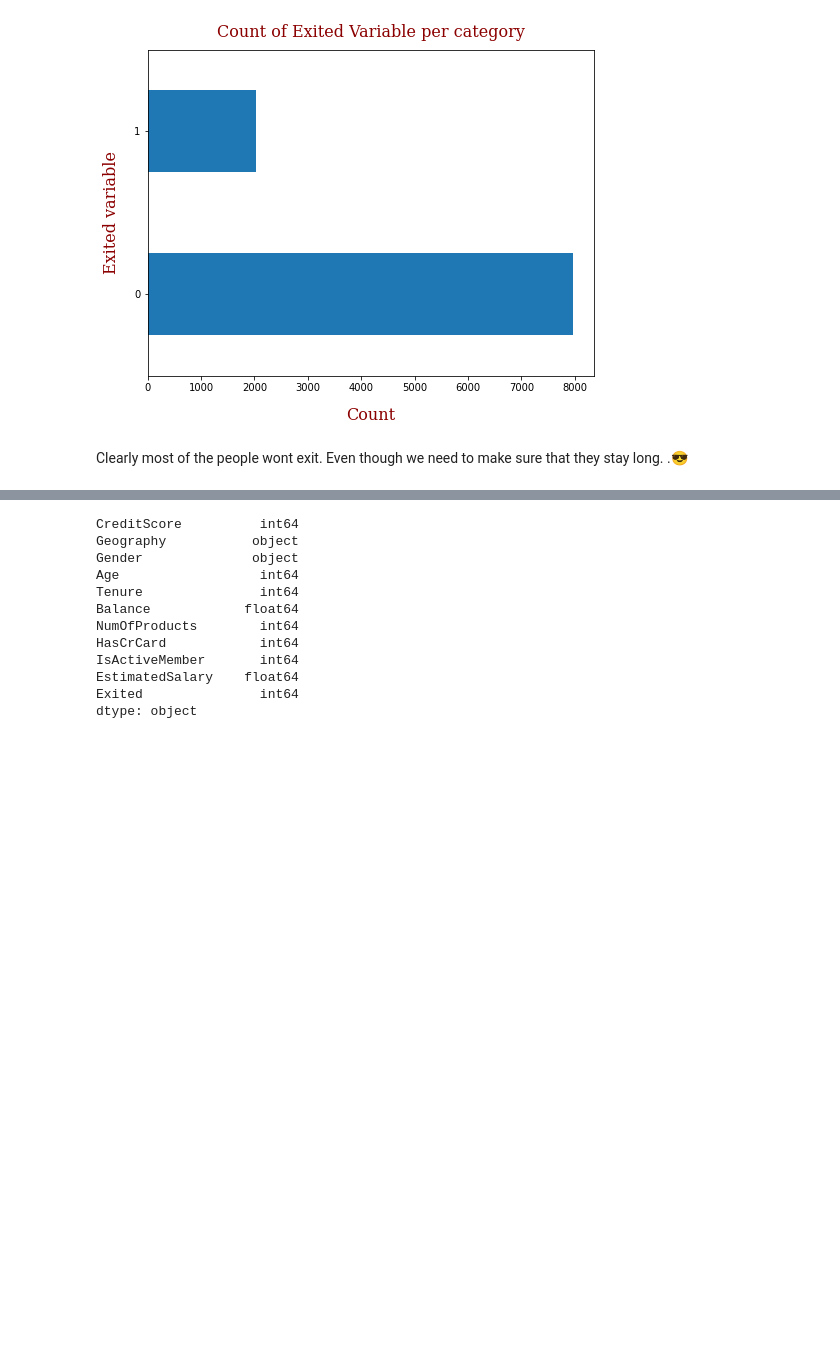
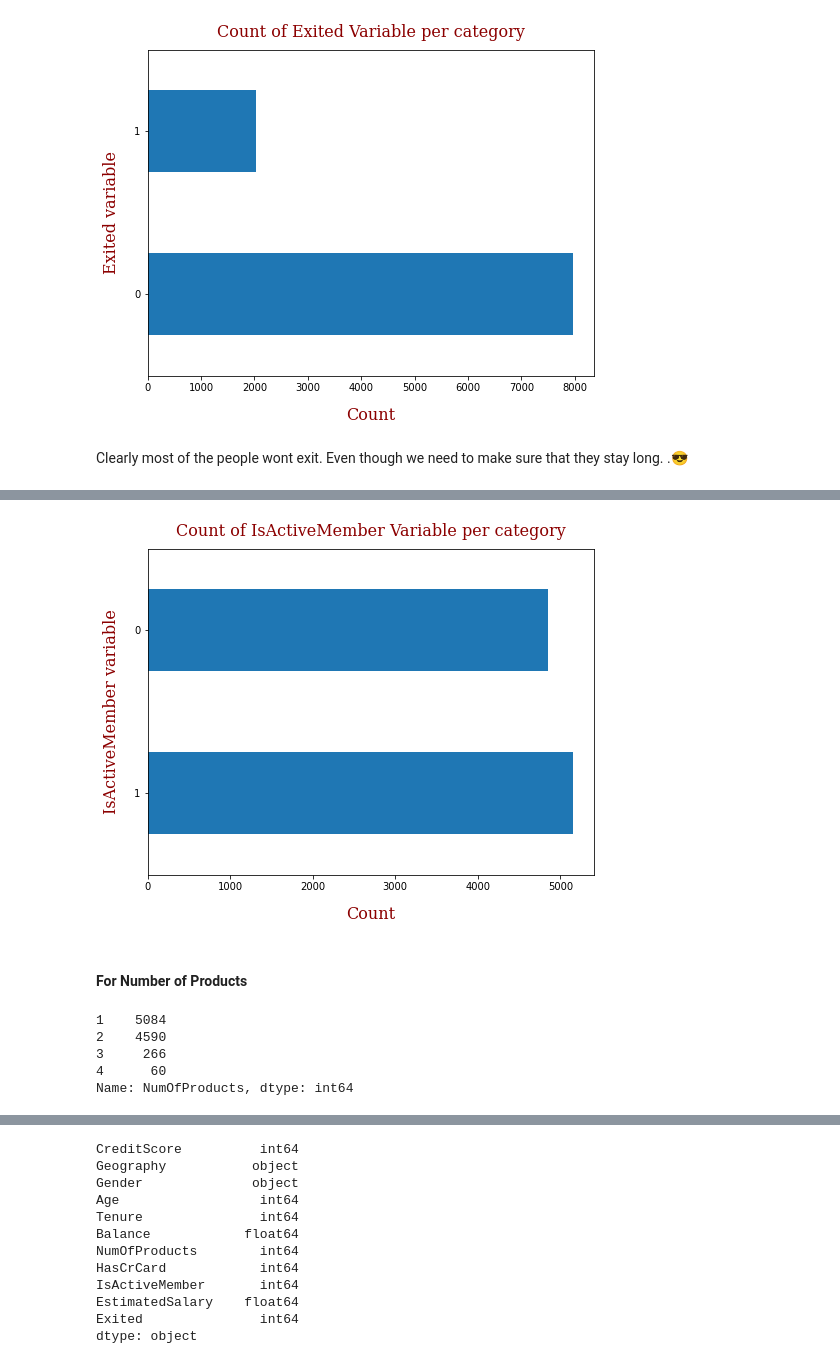
Before and after one commit to SaiVamshiKatkuri/MLnow_2.0, a Jupyter notebook: Multivariate_Classification.ipynb, the cells around one changed output, grey strips where cells are left out. Saved outputs shown, nothing was run; the diff lists cells and outputs as text; code cells hidden in the pictures; blank space fills up the shorter version.

```diff
--- a/Multivariate_Classification.ipynb
+++ b/Multivariate_Classification.ipynb
@@ -200,0 +221,14 @@ Clearly most of the people wont exit. Even though we need to make sure that they
+# %%
+plot_count('IsActiveMember')
+# %% [output]
+[figure, added]
+# %% [markdown]
+#### For Number of Products
+# %%
+dataset['NumOfProducts'].value_counts()
+# %% [output]
+1    5084
+2    4590
+3     266
+4      60
+Name: NumOfProducts, dtype: int64
```
Also changed, not shown: parts of 14 cells of this notebook.
